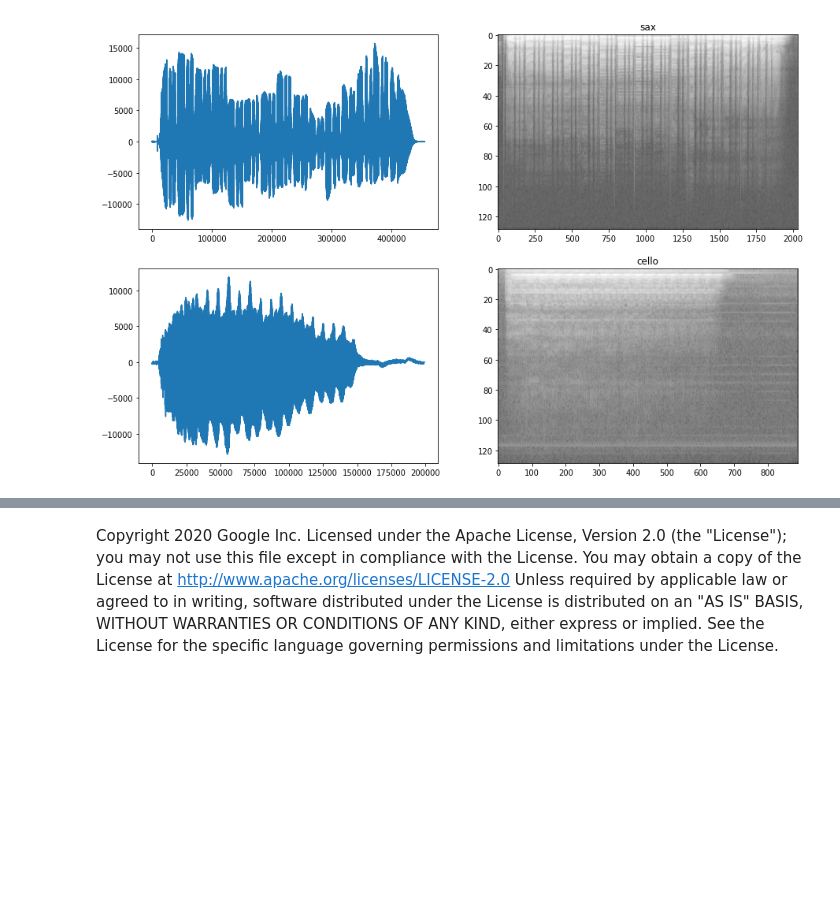
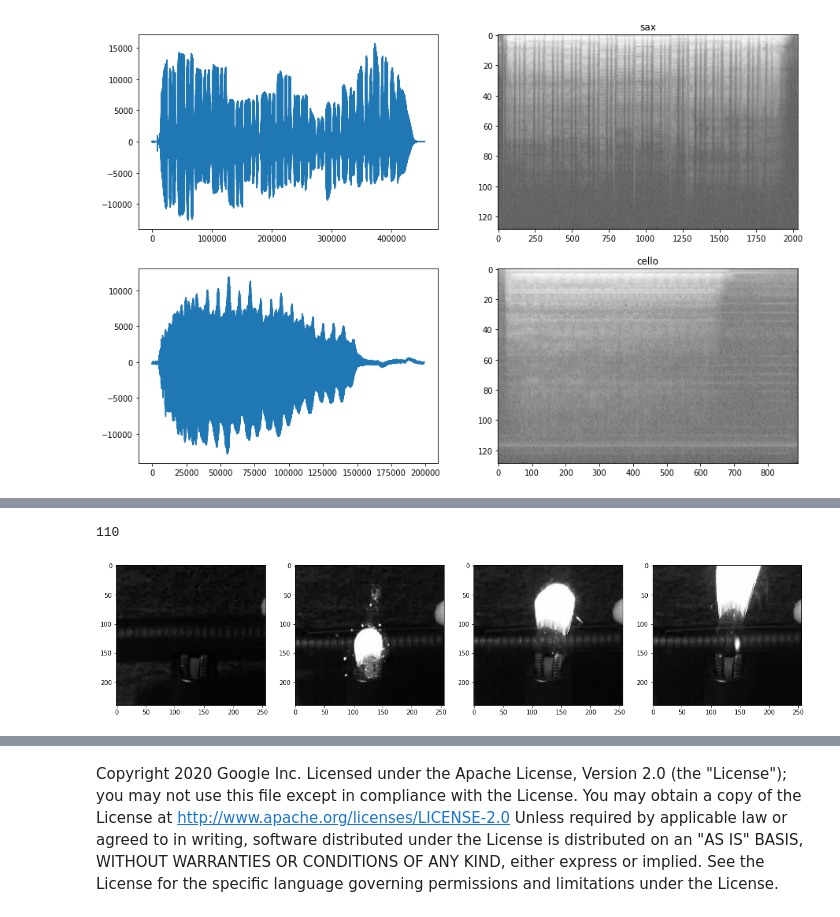
Before and after one commit to GoogleCloudPlatform/practical-ml-vision-book, a Jupyter notebook: 04_problem_types/04_audio.ipynb, the cells around one changed output, grey strips where cells are left out. Saved outputs shown, nothing was run; the diff lists cells and outputs as text; code cells hidden in the pictures; blank space fills up the shorter version.

Commit message:
Add video

```diff
--- a/04_problem_types/04_audio.ipynb
+++ b/04_problem_types/04_audio.ipynb
@@ -87,0 +98,20 @@ for idx, instr in enumerate(['sax', 'cello']):
+# %%
+## Frame-by-frame
+import cv2
+import numpy as np
+import matplotlib.pyplot as plt
+
+cap = cv2.VideoCapture('flame.avi')
+num_frames = int(cap.get(cv2.CAP_PROP_FRAME_COUNT))
+print(num_frames)
+fig, ax = plt.subplots(1, 4, figsize=(20, 10))
+
+for i in range(num_frames):
+  ret, frame = cap.read()
+  if ret:
+    img = np.asarray(frame)
+    if i%30 == 0:
+      ax[i//30].imshow(img)
+# %% [output]
+110
+[figure, added]
```
Also changed, not shown: parts of 4 cells of this notebook.
